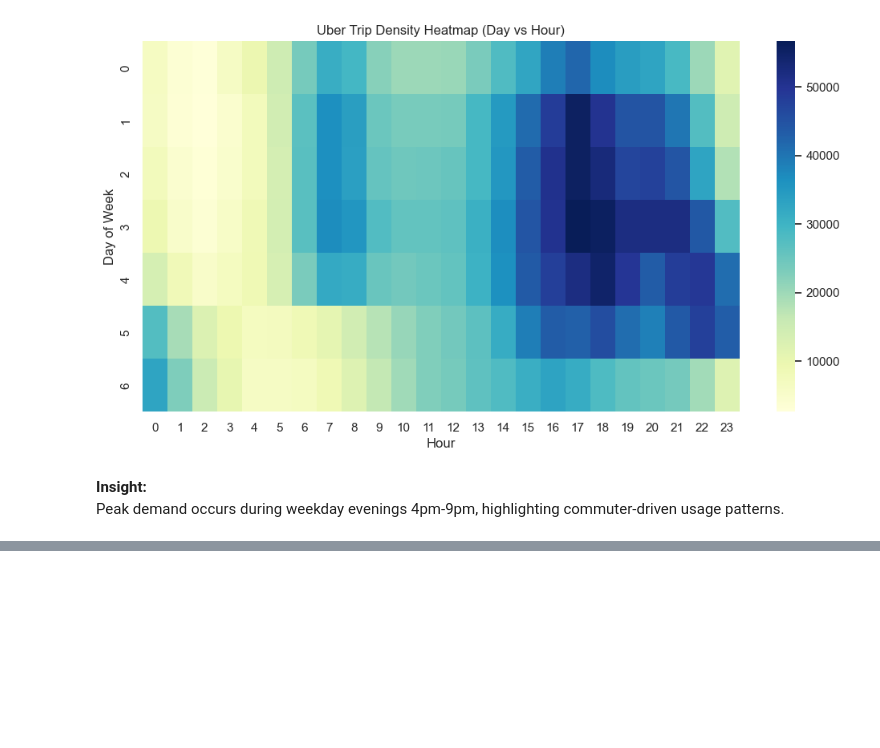
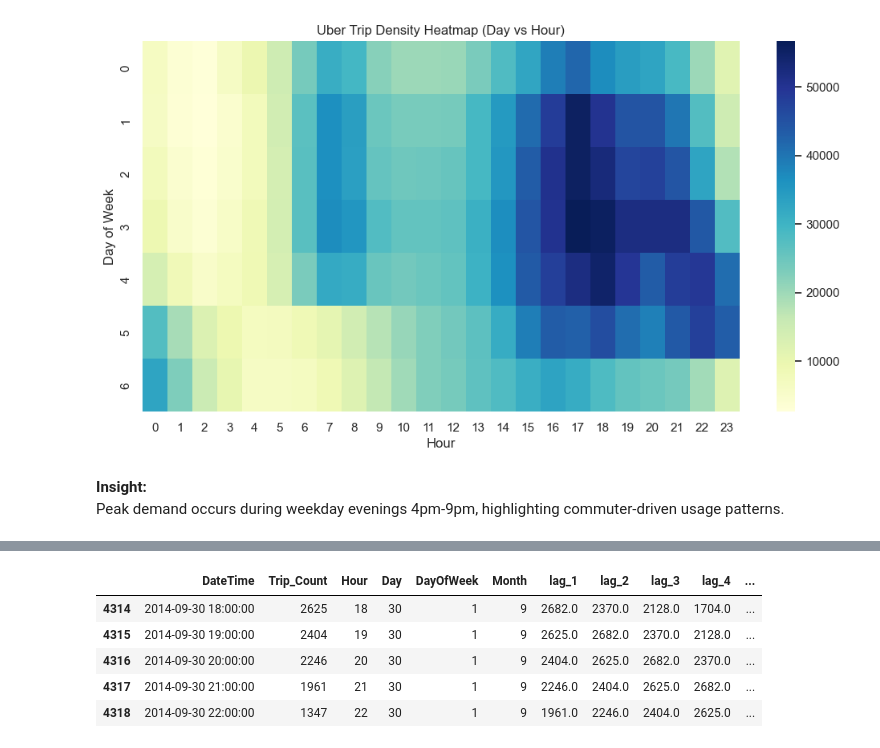
Before and after one commit to HarshaVaradhanGopal/Uber-Trip-Analysis-ML, a Jupyter notebook: Uber_Trip_Analysis.ipynb, the cells around one changed output, grey strips where cells are left out. Saved outputs shown, nothing was run; the diff lists cells and outputs as text; code cells hidden in the pictures; blank space fills up the shorter version.

```diff
--- a/Uber_Trip_Analysis.ipynb
+++ b/Uber_Trip_Analysis.ipynb
@@ -204,0 +263,9 @@ Peak demand occurs during weekday evenings 4pm-9pm, highlighting commuter-driven
+# %%
+hourly_df.tail()
+# %% [output]
+|  | DateTime | Trip_Count | Hour | Day | DayOfWeek | Month | lag_1 | lag_2 | lag_3 | lag_4 | ... |
+| 4314 | 2014-09-30 18:00:00 | 2625 | 18 | 30 | 1 | 9 | 2682.0 | 2370.0 | 2128.0 | 1704.0 | ... |
+| 4315 | 2014-09-30 19:00:00 | 2404 | 19 | 30 | 1 | 9 | 2625.0 | 2682.0 | 2370.0 | 2128.0 | ... |
+| 4316 | 2014-09-30 20:00:00 | 2246 | 20 | 30 | 1 | 9 | 2404.0 | 2625.0 | 2682.0 | 2370.0 | ... |
+| 4317 | 2014-09-30 21:00:00 | 1961 | 21 | 30 | 1 | 9 | 2246.0 | 2404.0 | 2625.0 | 2682.0 | ... |
+| 4318 | 2014-09-30 22:00:00 | 1347 | 22 | 30 | 1 | 9 | 1961.0 | 2246.0 | 2404.0 | 2625.0 | ... |
```
Also changed, not shown: parts of 9 cells of this notebook.
